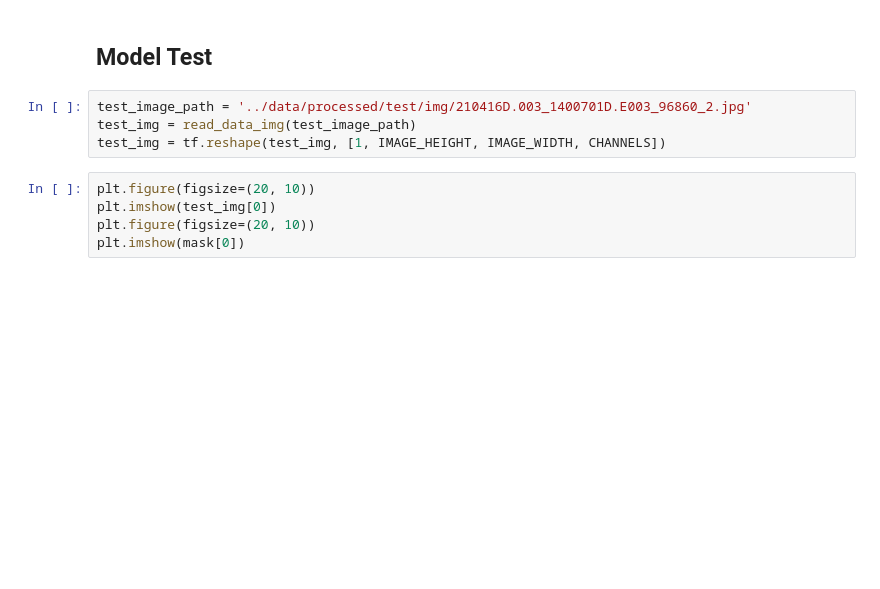
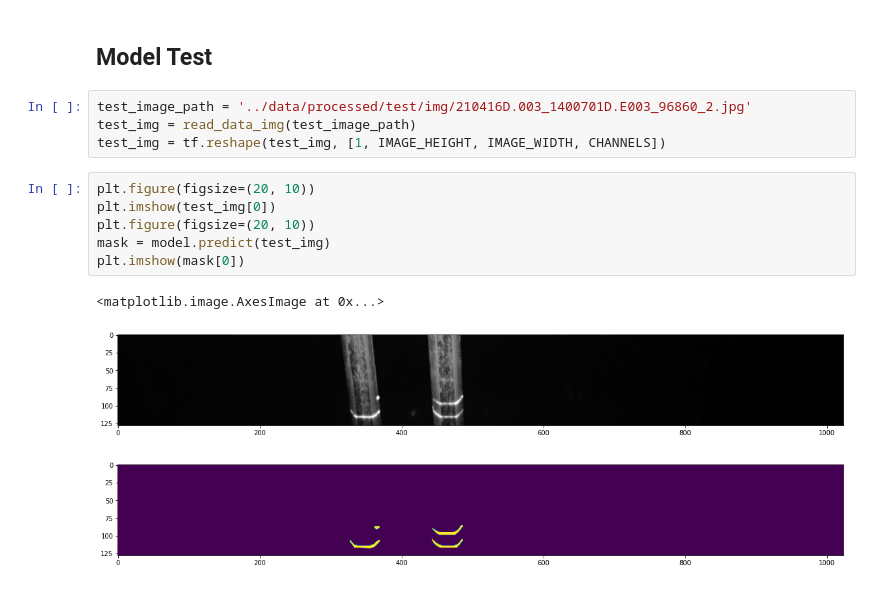
Before and after one commit to Storks/laser_trace, a Jupyter notebook: notebooks/train model.ipynb, the cells around one changed output. Drawn from its saved outputs; the diff is of its cells as text; blank space fills up the shorter version.

```diff
--- a/notebooks/train model.ipynb
+++ b/notebooks/train model.ipynb
@@ -208,5 +243,10 @@ test_img = tf.reshape(test_img, [1, IMAGE_HEIGHT, IMAGE_WIDTH, CHANNELS])
 # %%
 plt.figure(figsize=(20, 10))
 plt.imshow(test_img[0])
 plt.figure(figsize=(20, 10))
+mask = model.predict(test_img)
 plt.imshow(mask[0])
+# %% [output]
+<matplotlib.image.AxesImage at 0x...>
+[figure, added]
+[figure, added]
```
Also changed, not shown: parts of 8 cells of this notebook, 4 other files.
